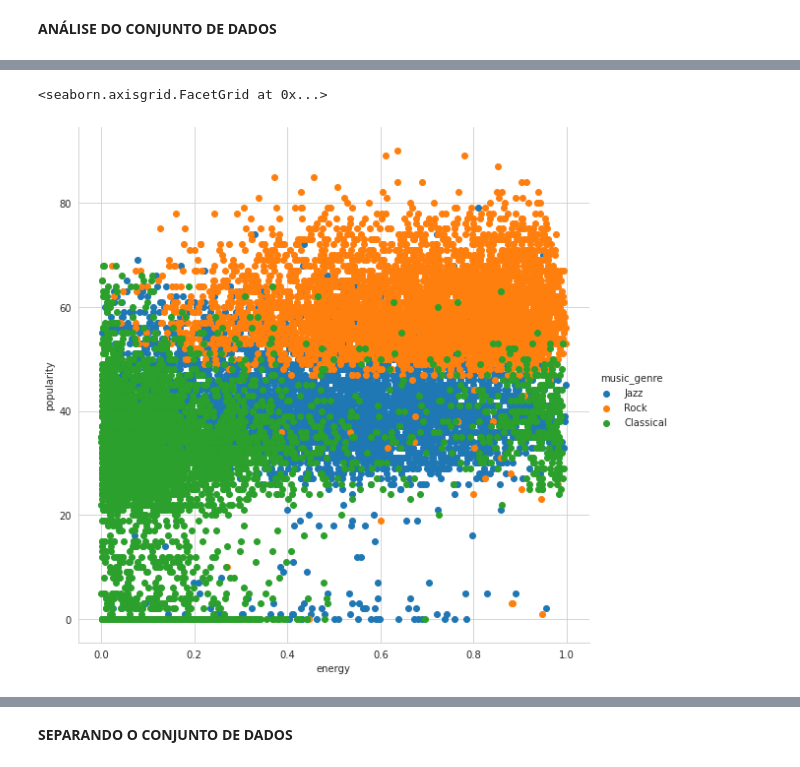
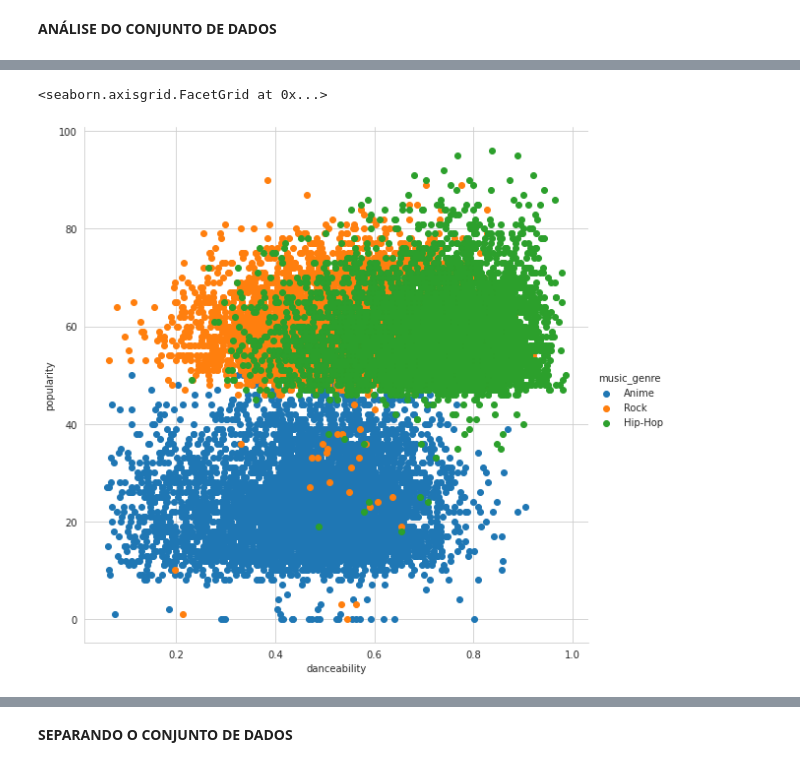
Before and after one commit to albanoxdz/UFPE_ModPD, a Jupyter notebook: music_genre.ipynb, the cells around one changed output, grey strips where cells are left out. Saved outputs shown, nothing was run; the diff lists cells and outputs as text; code cells hidden in the pictures.

```diff
--- a/music_genre.ipynb
+++ b/music_genre.ipynb
@@ -23,7 +24,9 @@ warnings.filterwarnings('ignore')
 #Carregando o dataset
 df = pd.read_csv('https://raw.githubusercontent.com/albanoxdz/UFPE_ModPD/main/music_genre.csv')
 #dataset = df.query('music_genre == "Hip-Hop" | music_genre == "Classical" | music_genre == "Anime"')
-dataset = df.query('music_genre == "Jazz" | music_genre == "Classical" | music_genre == "Rock"')
+#dataset = df.query('music_genre == "Jazz" | music_genre == "Classical" | music_genre == "Rock"') | music_genre == "Classical"
+dataset = df.query('music_genre == "Anime" | music_genre == "Hip-Hop" | music_genre == "Rock"')
+#dataset = df
 # %%
 print("Quantas classes existem nesse dataset?\n%d" %(len(dataset["music_genre"].unique())))
 print("\nQuantas instâncias existem no dataset?\n%d" %(len(dataset)))
@@ -68,13 +39,13 @@ dataset
 # %%
 # Distribuição das classes pelas features SepalLengthCm e SepalWidthCm
 sns.set_style("whitegrid")
 sns.FacetGrid(dataset, hue ="music_genre",
               height = 8).map(plt.scatter,
-                              'energy',
+                              'danceability',
                               'popularity').add_legend()
 # %% [output]
 <seaborn.axisgrid.FacetGrid at 0x...>
-[figure, old version]
+[figure, new version]
 # %%
 # Mapeando os valores da classe para inteiro (para fins de visualização da região de decisão)
 dataset['music_genre'] = pd.factorize(dataset['music_genre'])[0]
```
Also changed, not shown: parts of 10 cells of this notebook.
